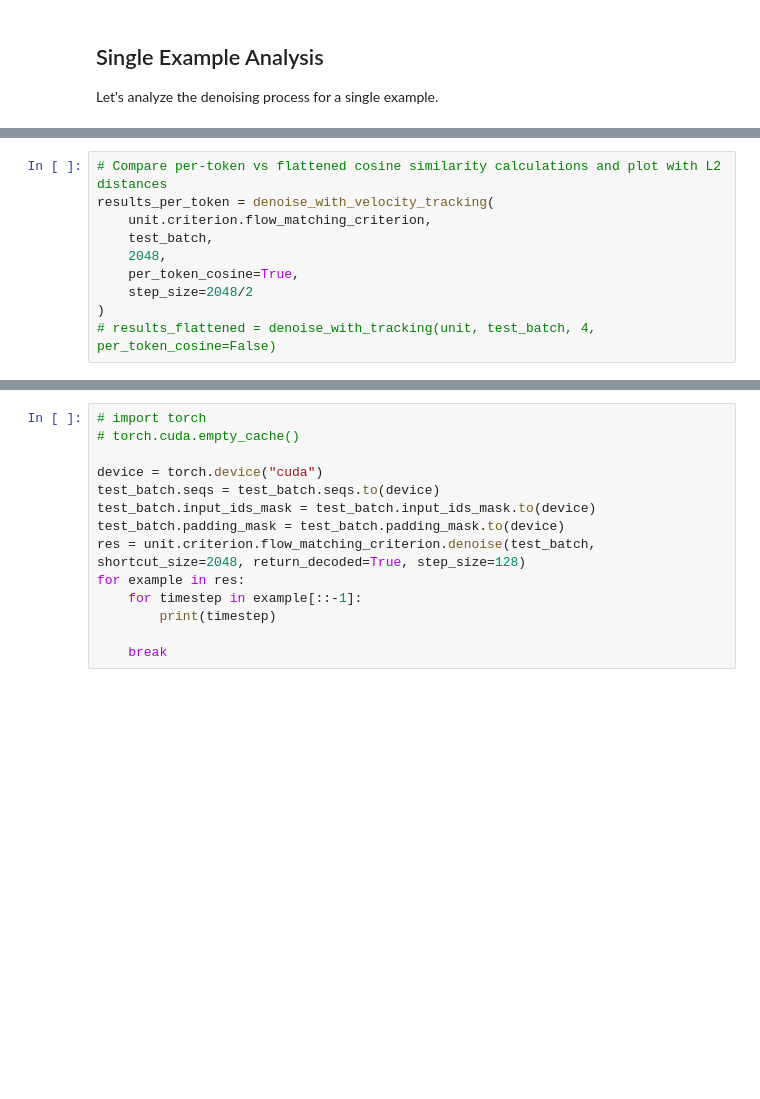
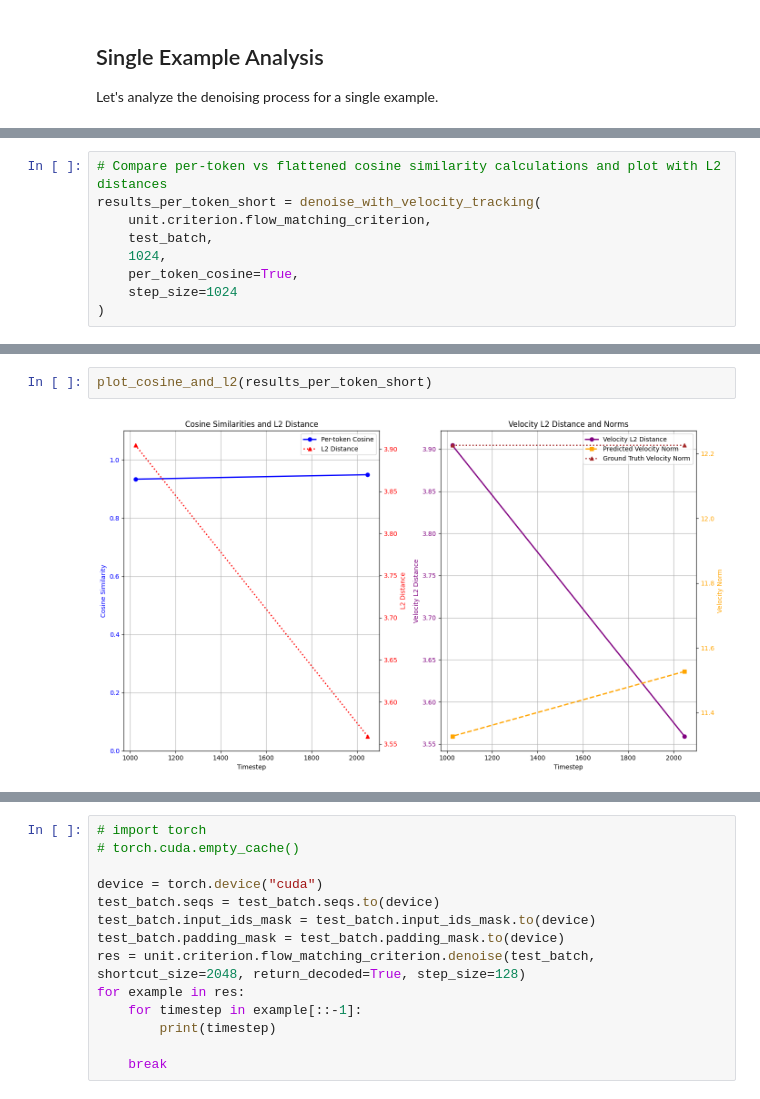
Before and after one commit to jwarczynski/ShortcutFM, a Jupyter notebook: notebooks/cosine_similarity_analysis.ipynb, the cells around one changed output, grey strips where cells are left out. Drawn from its saved outputs; the diff is of its cells as text; blank space fills up the shorter version.

```diff
--- a/notebooks/cosine_similarity_analysis.ipynb
+++ b/notebooks/cosine_similarity_analysis.ipynb
@@ -235,10 +282,9 @@ plt.show()
 # %%
 # Compare per-token vs flattened cosine similarity calculations and plot with L2 distances
-results_per_token = denoise_with_velocity_tracking(
+results_per_token_short = denoise_with_velocity_tracking(
     unit.criterion.flow_matching_criterion,
     test_batch,
-    2048,
+    1024,
     per_token_cosine=True,
-    step_size=2048/2
+    step_size=1024
 )
-# results_flattened = denoise_with_tracking(unit, test_batch, 4, per_token_cosine=False)
@@ -301,0 +291,4 @@ plt.show()
+# %%
+plot_cosine_and_l2(results_per_token_short)
+# %% [output]
+[figure, added]
```
Also changed, not shown: parts of 15 cells of this notebook.
